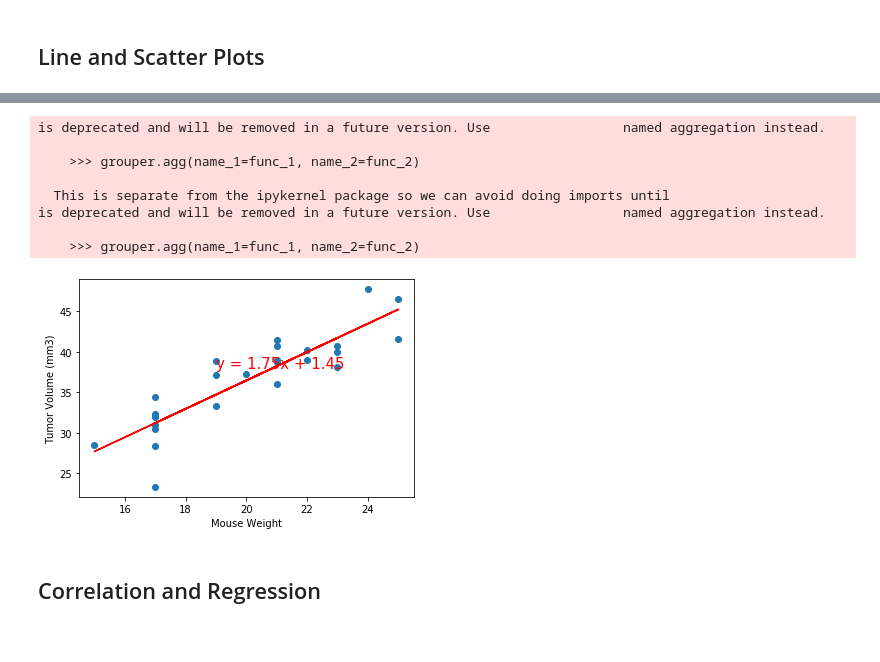
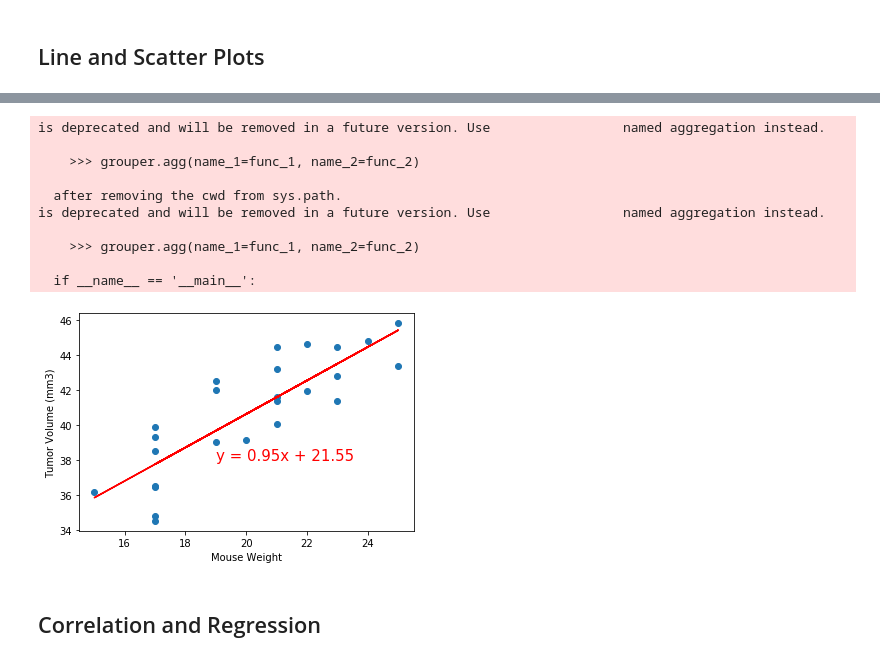
Before and after one commit to kehochman/Matplotlib-Challenge, a Jupyter notebook: Pymaceuticals/Pymaceuticals2.ipynb, the cells around one changed output, grey strips where cells are left out. Cells and saved outputs as stored; diff of their text form; code cells hidden in the pictures.

```diff
--- a/Pymaceuticals/Pymaceuticals2.ipynb
+++ b/Pymaceuticals/Pymaceuticals2.ipynb
@@ -258,33 +331,36 @@ mouse_m601.loc[mouse_m601['Drug Regimen']=='Capomulin'].plot(kind='line',x='Time
 # %%
+#when I create the other variable - then I can update this with the same variable (instead of mouse_timepoint_max)
 # Generate a scatter plot of mouse weight versus average tumor volume for the Capomulin regimen
-cap_weight = mouse_timepoint_max[['Weight (g)','Mouse ID']].loc[mouse_timepoint_max['Drug Regimen']=='Capomulin']
+cap_weight = study_data_complete[['Weight (g)','Mouse ID']].loc[study_data_complete['Drug Regimen']=='Capomulin']
 x_axis = cap_weight.groupby(['Mouse ID'])['Weight (g)'].agg({'Weight':'first'})
 x_axis = x_axis['Weight']
 x_axis = x_axis.reset_index()
 x_axis = x_axis["Weight"]
-cap_vol = mouse_timepoint_max[['Tumor Volume (mm3)','Mouse ID']].loc[mouse_timepoint_max['Drug Regimen']=='Capomulin']
+cap_vol = study_data_complete[['Tumor Volume (mm3)','Mouse ID']].loc[study_data_complete['Drug Regimen']=='Capomulin']
 y_axis = cap_vol.groupby(['Mouse ID'])['Tumor Volume (mm3)'].agg({'Mean':np.mean})
 y_axis = y_axis.reset_index()
 y_axis = y_axis['Mean']
 (slope, intercept, rvalue, pvalue, stderr) = linregress(x_axis, y_axis)
 regress_values = x_axis * slope + intercept
 line_eq = "y = " + str(round(slope,2)) + "x + " + str(round(intercept,2))
 plt.scatter(x_axis,y_axis)
 plt.plot(x_axis,regress_values,"r-")
 plt.annotate(line_eq,(19,38),fontsize=15,color="red")
 plt.xlabel('Mouse Weight')
 plt.ylabel('Tumor Volume (mm3)')
 plt.show()
 # %% [output]
 is deprecated and will be removed in a future version. Use                 named aggregation instead.
 
     >>> grouper.agg(name_1=func_1, name_2=func_2)
 
-  This is separate from the ipykernel package so we can avoid doing imports until
+  after removing the cwd from sys.path.
 is deprecated and will be removed in a future version. Use                 named aggregation instead.
 
     >>> grouper.agg(name_1=func_1, name_2=func_2)
+
+  if __name__ == '__main__':
-[figure, old version]
+[figure, new version]
 # %% [markdown]
 ## Correlation and Regression
 # %%
```
Also changed, not shown: parts of 11 cells of this notebook.
